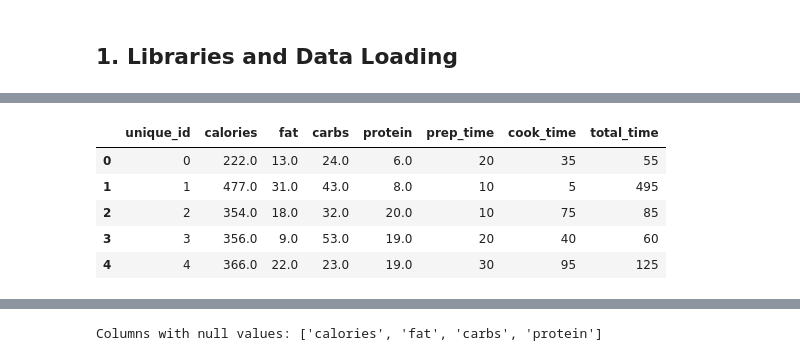
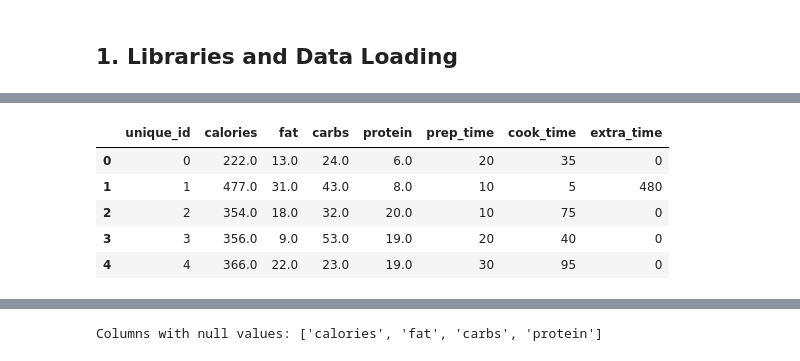
Before and after one commit to BP0323904/dspp, a Jupyter notebook: Allrecipes/Notebooks/Allrecipes_EDA_and_Cleansing.ipynb, the cells around one changed output, grey strips where cells are left out. Cells and saved outputs as stored; diff of their text form; code cells hidden in the pictures.

```diff
--- a/Allrecipes/Notebooks/Allrecipes_EDA_and_Cleansing.ipynb
+++ b/Allrecipes/Notebooks/Allrecipes_EDA_and_Cleansing.ipynb
@@ -114,6 +142,16 @@ df['unique_id'] = df.index
 cols = ['unique_id'] + [col for col in df.columns if col != 'unique_id']
 df = df[cols]
 
-df.head(5)
+# Wrap each url in an <a> tag, and use the data from "name" text displayed in the link.
+df['url'] = df.apply(
+    lambda row: f'<a href="{row["url"]}" target="_blank">{row["name"]}</a>',
+    axis=1
+)
+
+# Can use the following code line to drop the name column, but for now leave it in so that when the HTML rendering is not used we can still see the name
+# alongside the url.
+#df = df.drop('name', axis=1)
+# Then tell pandas to render HTML - Note this format should be used to when the clickable links are needed rather than the plain DataFrame.
+HTML(df.head(5).to_html(escape=False))
 # %% [output]
 |  | unique_id | name | url | author | date_published | ingredients | calories | fat | carbs | ... |
@@ -124,0 +212,4 @@ df.head(5)
+# %%
+# Removing high calorie meals.
+df = df[df['calories'] <= 600]
+df.head(5)
@@ -124,0 +258,11 @@ df.head(5)
+# %%
+# Filter to retain recipes where total_time > 0
+df = df[df['total_time'] > 0]
+
+# Generate "extra_time" variable using [extra_time = total_time - (prep_time + cook_time)]
+df['extra_time'] = df['total_time'] - (df['prep_time'] + df['cook_time'])
+
+# Drop total_time column
+df = df.drop('total_time', axis=1)
+# Then tell pandas to render HTML to display the clickable links.
+HTML(df.head(5).to_html(escape=False))
@@ -143,23 +300,23 @@ df_full.head(5)
 # %%
-cols_to_keep = [
+kmeans_cols_to_keep = [
     'unique_id', 'calories', 'fat', 'carbs', 'protein',
-    'prep_time', 'cook_time', 'total_time'
+    'prep_time', 'cook_time', 'extra_time'
 ]
 
-df_core = df_full[cols_to_keep]
+df_kmeans = df_full[kmeans_cols_to_keep]
 
 # Everything except the core columns
-cols_features = [c for c in df_full.columns if c not in cols_to_keep]
-df_features = df_full[cols_features]
+cols_features = [c for c in df_full.columns if c not in kmeans_cols_to_keep]
+df_features = df_full[['unique_id'] + cols_features]
 # %%
-df_core.head(5)
+df_kmeans.head(5)
 # %% [output]
-|  | unique_id | calories | fat | carbs | protein | prep_time | cook_time | total_time |
-| 0 | 0 | 222.0 | 13.0 | 24.0 | 6.0 | 20 | 35 | 55 |
-| 1 | 1 | 477.0 | 31.0 | 43.0 | 8.0 | 10 | 5 | 495 |
-| 2 | 2 | 354.0 | 18.0 | 32.0 | 20.0 | 10 | 75 | 85 |
-| 3 | 3 | 356.0 | 9.0 | 53.0 | 19.0 | 20 | 40 | 60 |
-| 4 | 4 | 366.0 | 22.0 | 23.0 | 19.0 | 30 | 95 | 125 |
+|  | unique_id | calories | fat | carbs | protein | prep_time | cook_time | extra_time |
+| 0 | 0 | 222.0 | 13.0 | 24.0 | 6.0 | 20 | 35 | 0 |
+| 1 | 1 | 477.0 | 31.0 | 43.0 | 8.0 | 10 | 5 | 480 |
+| 2 | 2 | 354.0 | 18.0 | 32.0 | 20.0 | 10 | 75 | 0 |
+| 3 | 3 | 356.0 | 9.0 | 53.0 | 19.0 | 20 | 40 | 0 |
+| 4 | 4 | 366.0 | 22.0 | 23.0 | 19.0 | 30 | 95 | 0 |
 # %%
 df_features.head(5)
 # %% [output]
```
Also changed, not shown: parts of 26 cells of this notebook.
